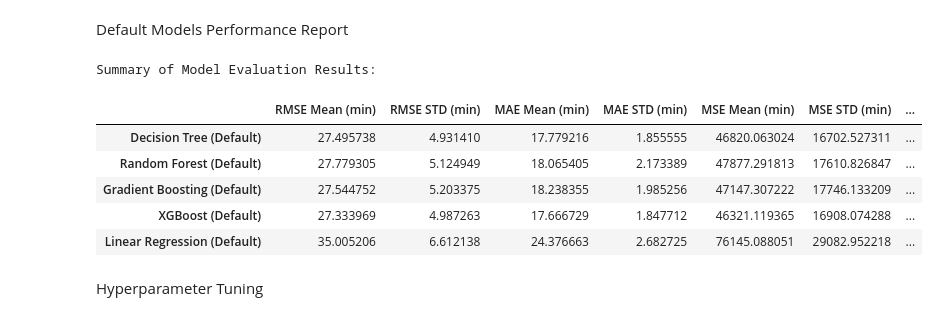
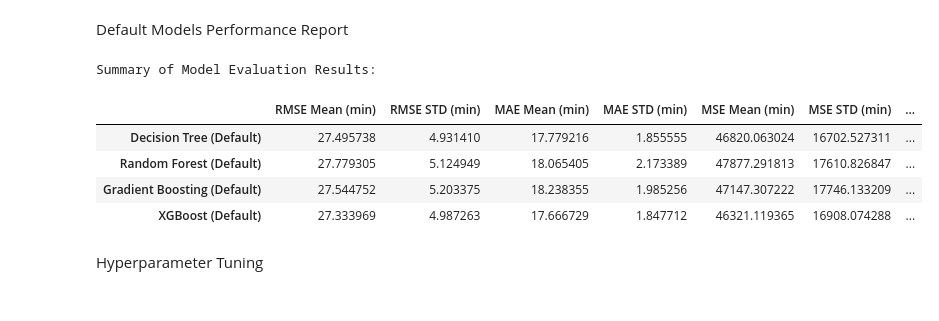
Before and after one commit to yorku-ease/DmML, a Jupyter notebook: db2_data_cleaning_cleaned.ipynb, the cells around one changed output. Drawn from its saved outputs; the diff is of its cells as text; code cells hidden in the pictures.

```diff
--- a/db2_data_cleaning_cleaned.ipynb
+++ b/db2_data_cleaning_cleaned.ipynb
@@ -615,3 +600,5 @@ result_df.head(20)
 | 17 | 4 | GZIP | testdb_testdb | ORDERSWIDE2 | 5 | True | 1.725107e+09 | ... |
 | 18 | 5 | GZIP | testdb_testdb | ORDERSWIDE2 | 5 | True | 1.725107e+09 | ... |
 | 19 | 6 | GZIP | testdb_testdb | ORDERSWIDE2 | 5 | True | 1.725107e+09 | ... |
+# %%
+result_df = calculate_table_sums(result_df, tables_df)
@@ -1018,7 +1007,6 @@ from sklearn.tree import DecisionTreeRegressor
 Cross Validation Over K Folds for Models with Default Parameters
 # %%
 from sklearn.model_selection import cross_val_score, KFold
-from sklearn.linear_model import LinearRegression
 from sklearn.tree import DecisionTreeRegressor
 from sklearn.ensemble import RandomForestRegressor, GradientBoostingRegressor
 from sklearn.metrics import make_scorer, mean_squared_error
@@ -1038,8 +1026,7 @@ models = {
     "Decision Tree (Default)": DecisionTreeRegressor(random_state=42),
     "Random Forest (Default)": RandomForestRegressor(random_state=42),
     "Gradient Boosting (Default)": GradientBoostingRegressor(random_state=42),
-    "XGBoost (Default)": xgb.XGBRegressor(objective='reg:squarederror', random_state=42),
-    "Linear Regression (Default)": LinearRegression()
+    "XGBoost (Default)": xgb.XGBRegressor(objective='reg:squarederror', random_state=42)
 }
 
 # Set up cross-validation
@@ -1293,8 +1200,7 @@ models = {
     "Decision Tree (Default)": DecisionTreeRegressor(random_state=42),
     "Random Forest (Default)": RandomForestRegressor(random_state=42),
     "Gradient Boosting (Default)": GradientBoostingRegressor(random_state=42),
-    "XGBoost (Default)": xgb.XGBRegressor(objective='reg:squarederror', random_state=42),
-    "Linear Regression (Default)": LinearRegression()
+    "XGBoost (Default)": xgb.XGBRegressor(objective='reg:squarederror', random_state=42)
 }
 
 # Set up cross-validation
@@ -1312,34 +1218,33 @@ for name, model in models.items():
     r2_scores = cross_val_score(model, X, y, cv=kf, scoring=r2_scorer)
 
     # Store mean and standard deviation of each metric (convert MSE to positive)
     cv_results["RMSE"][name] = {"Mean": -np.mean(rmse_scores) / 60, "STD": np.std(rmse_scores) / 60}  # Convert to minutes
     cv_results["MAE"][name] = {"Mean": -np.mean(mae_scores) / 60, "STD": np.std(mae_scores) / 60}      # Convert to minutes
     cv_results["MSE"][name] = {"Mean": -np.mean(mse_scores) / 60, "STD": np.std(mse_scores) / 60}      # Convert to minutes
     cv_results["R2"][name] = {"Mean": np.mean(r2_scores), "STD": np.std(r2_scores)}
 
 # Convert results to DataFrames for easy comparison
 summary_df = pd.DataFrame({
     "RMSE Mean (min)": [cv_results["RMSE"][name]["Mean"] for name in models.keys()],
     "RMSE STD (min)": [cv_results["RMSE"][name]["STD"] for name in models.keys()],
     "MAE Mean (min)": [cv_results["MAE"][name]["Mean"] for name in models.keys()],
     "MAE STD (min)": [cv_results["MAE"][name]["STD"] for name in models.keys()],
     "MSE Mean (min)": [cv_results["MSE"][name]["Mean"] for name in models.keys()],
     "MSE STD (min)": [cv_results["MSE"][name]["STD"] for name in models.keys()],
     "R2 Mean": [cv_results["R2"][name]["Mean"] for name in models.keys()],
     "R2 STD": [cv_results["R2"][name]["STD"] for name in models.keys()]
 }, index=models.keys())
 
 # Print summary of results
 print("\nSummary of Model Evaluation Results:")
 summary_df
 # %% [output]
 Summary of Model Evaluation Results:
 |  | RMSE Mean (min) | RMSE STD (min) | MAE Mean (min) | MAE STD (min) | MSE Mean (min) | MSE STD (min) | ... |
 | Decision Tree (Default) | 27.495738 | 4.931410 | 17.779216 | 1.855555 | 46820.063024 | 16702.527311 | ... |
 | Random Forest (Default) | 27.779305 | 5.124949 | 18.065405 | 2.173389 | 47877.291813 | 17610.826847 | ... |
 | Gradient Boosting (Default) | 27.544752 | 5.203375 | 18.238355 | 1.985256 | 47147.307222 | 17746.133209 | ... |
 | XGBoost (Default) | 27.333969 | 4.987263 | 17.666729 | 1.847712 | 46321.119365 | 16908.074288 | ... |
-| Linear Regression (Default) | 35.005206 | 6.612138 | 24.376663 | 2.682725 | 76145.088051 | 29082.952218 | ... |
 # %% [markdown]
 Hyperparameter Tuning
 # %%
```
Also changed, not shown: parts of 26 cells of this notebook.
